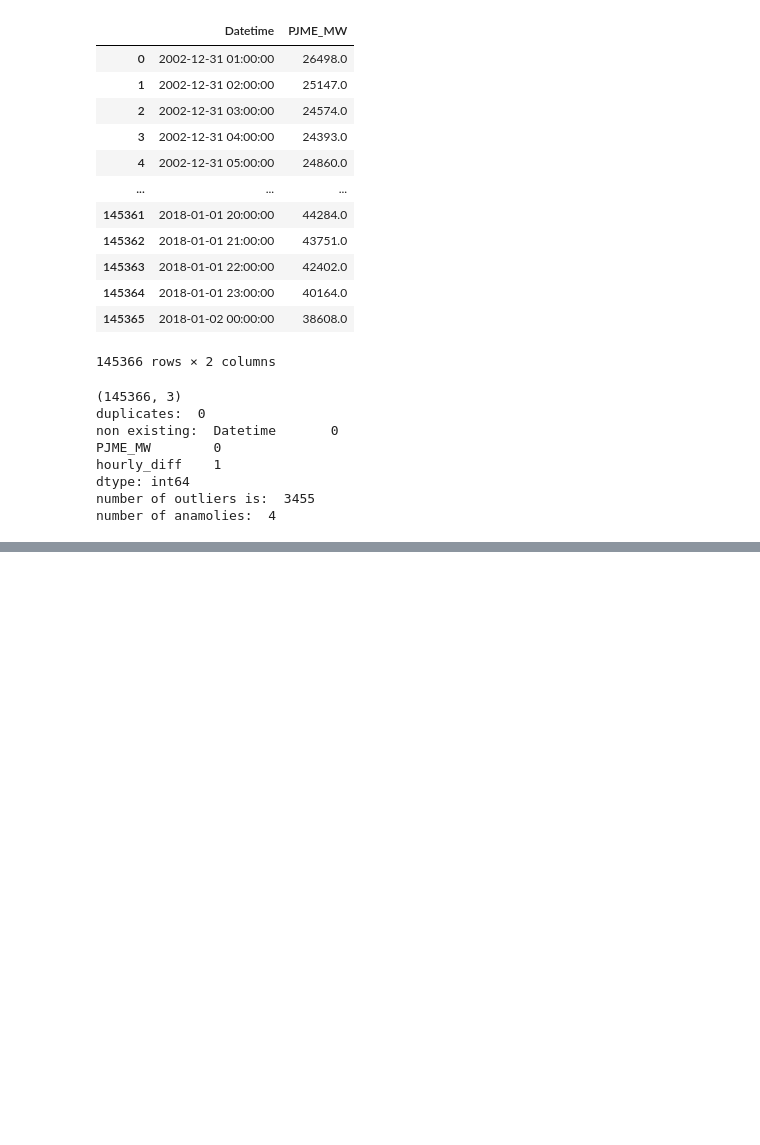
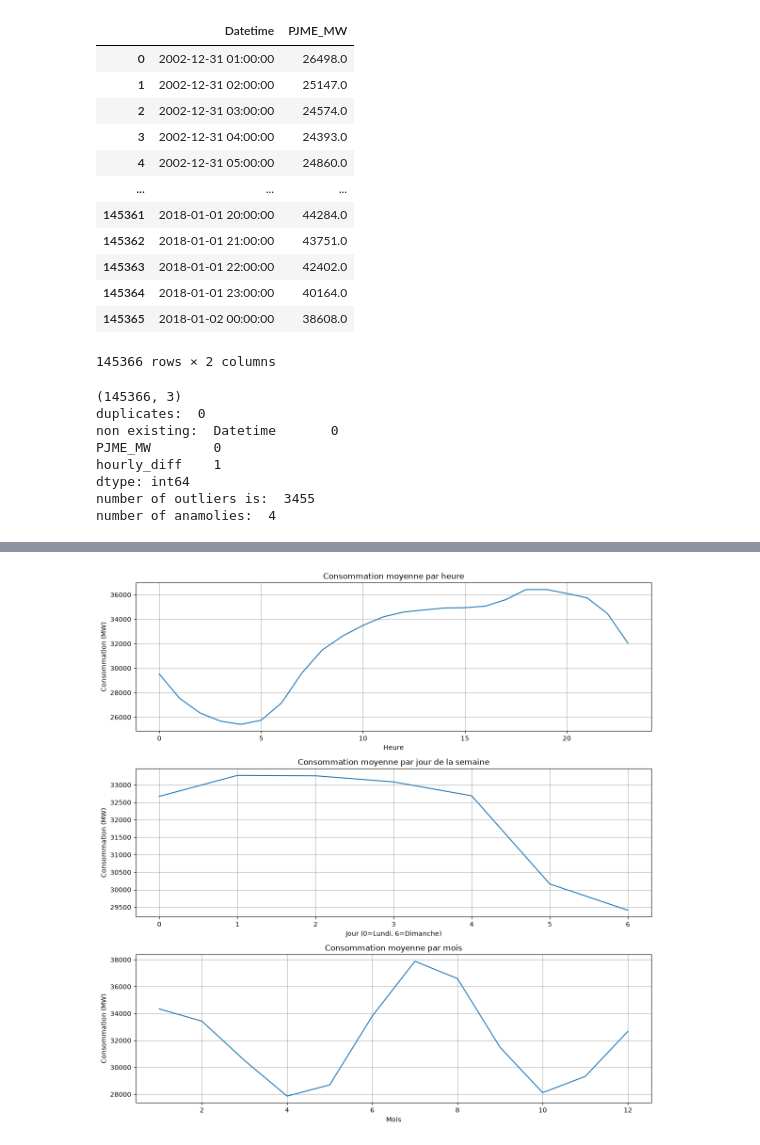
Before and after one commit to aymen-alarcon/azure, a Jupyter notebook: main.ipynb, the cells around one changed output, grey strips where cells are left out. Saved outputs shown, nothing was run; the diff lists cells and outputs as text; code cells hidden in the pictures; blank space fills up the shorter version.

```diff
--- a/main.ipynb
+++ b/main.ipynb
@@ -52,0 +62,29 @@ number of anamolies:  4
+# %%
+df['Hour'] = df['Datetime'].dt.hour
+df['Day'] = df['Datetime'].dt.dayofweek
+df['Month'] = df['Datetime'].dt.month
+
+fig, axes = plt.subplots(3, 1, figsize=(12, 12))
+
+df.groupby('Hour')['PJME_MW'].mean().plot(ax=axes[0])
+axes[0].set_title("Consommation moyenne par heure")
+axes[0].set_xlabel("Heure")
+axes[0].set_ylabel("Consommation")
+axes[0].grid(True)
+
+df.groupby('Day')['PJME_MW'].mean().plot(ax=axes[1])
+axes[1].set_title("Consommation moyenne par jour de la semaine")
+axes[1].set_xlabel("Jour (0=Lundi, 6=Dimanche)")
+axes[1].set_ylabel("Consommation")
+axes[1].grid(True)
+
+df.groupby('Month')['PJME_MW'].mean().plot(ax=axes[2])
+axes[2].set_title("Consommation moyenne par mois")
+axes[2].set_xlabel("Mois")
+axes[2].set_ylabel("Consommation")
+axes[2].grid(True)
+
+plt.tight_layout()
+plt.show()
+# %% [output]
+[figure, added]
```
Also changed, not shown: parts of 4 cells of this notebook.
